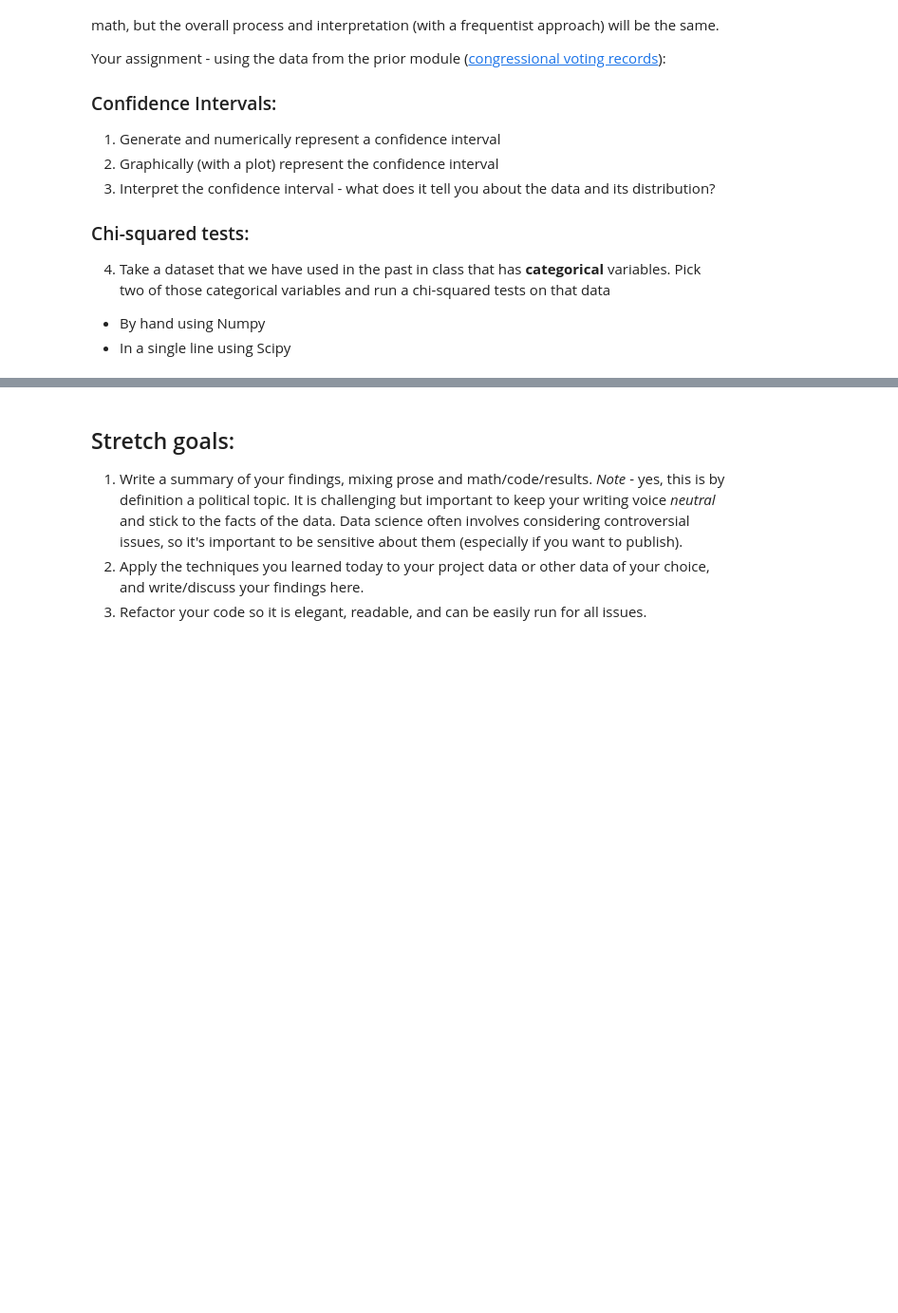
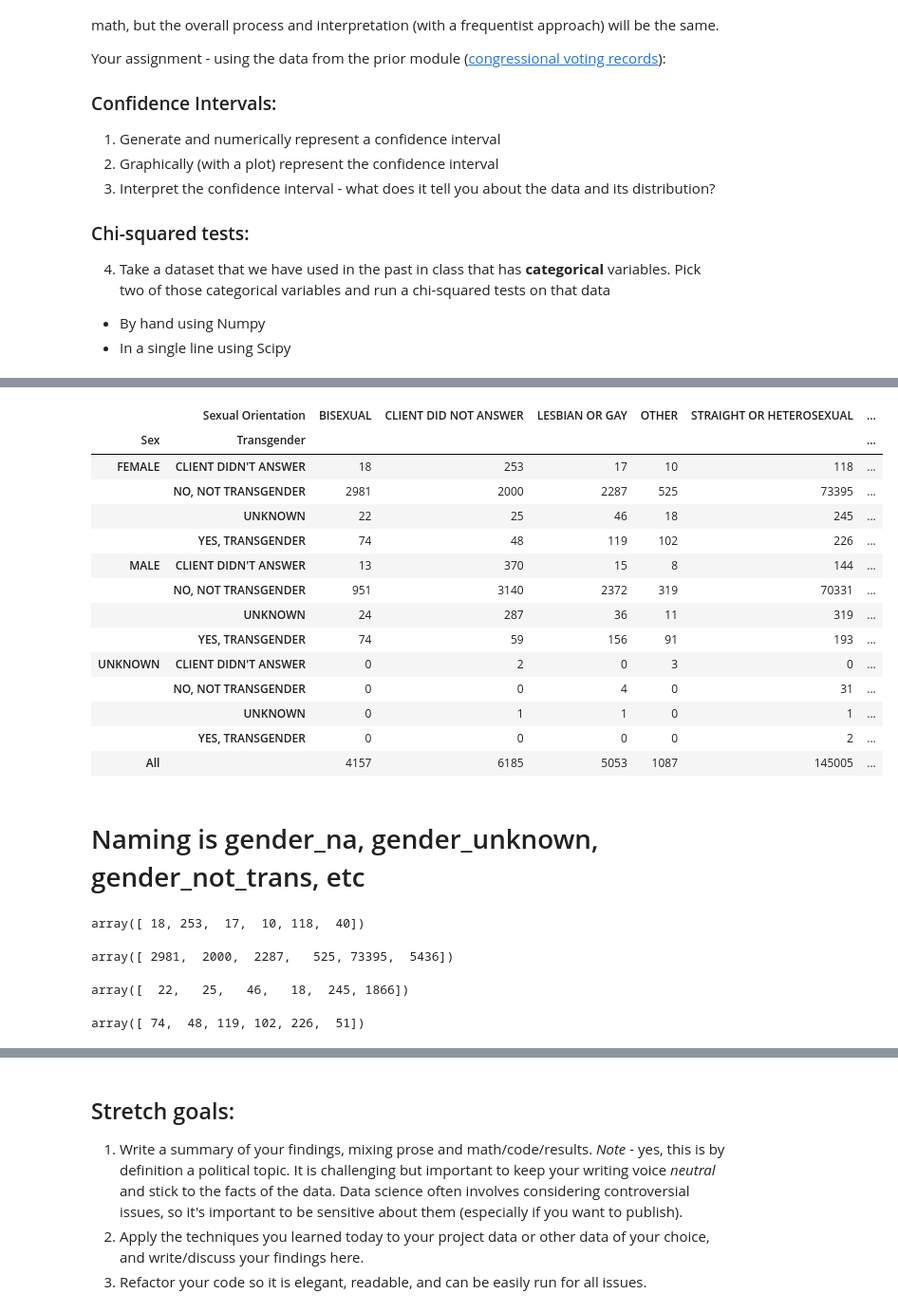
Before and after one commit to qweliant/DS-Unit-1-Sprint-3-Statistical-Tests-and-Experiments, a Jupyter notebook: module2-sampling-confidence-intervals-and-hypothesis-testing/LS_DS_132_Sampling_Confidence_Intervals_and_Hypothesis_Testing_Assignment.ipynb, the cells around one changed output, grey strips where cells are left out. Shown at 95% size. Saved outputs shown, nothing was run; the diff lists cells and outputs as text; code cells hidden in the pictures; blank space fills up the shorter version.

```diff
--- a/module2-sampling-confidence-intervals-and-hypothesis-testing/LS_DS_132_Sampling_Confidence_Intervals_and_Hypothesis_Testing_Assignment.ipynb
+++ b/module2-sampling-confidence-intervals-and-hypothesis-testing/LS_DS_132_Sampling_Confidence_Intervals_and_Hypothesis_Testing_Assignment.ipynb
@@ -153,0 +105,4 @@ south-africa
+# %%
+df = pd.read_csv('https://raw.githubusercontent.com/qweliant/GenderAndSex/master/green/pcs.csv?token=AII7DUISBJZ7Z4OWI7VPLG25RLI7K', na_values=" ?")
+print(df.shape)
+df.head()
@@ -153,0 +142,3 @@ south-africa
+# %%
+df = df.sort_values(by='Sexual Orientation', ascending=True)
+df.head()
@@ -153,0 +152,42 @@ south-africa
+# %%
+contingency_table = pd.crosstab([df['Sex'], df['Transgender']], df['Sexual Orientation'], margins=True)
+contingency_table
+# %% [output]
+|  | Sexual Orientation | BISEXUAL | CLIENT DID NOT ANSWER | LESBIAN OR GAY | OTHER | STRAIGHT OR HETEROSEXUAL | ... |
+| Sex | Transgender |  |  |  |  |  | ... |
+| FEMALE | CLIENT DIDN'T ANSWER | 18 | 253 | 17 | 10 | 118 | ... |
+|  | NO, NOT TRANSGENDER | 2981 | 2000 | 2287 | 525 | 73395 | ... |
+|  | UNKNOWN | 22 | 25 | 46 | 18 | 245 | ... |
+|  | YES, TRANSGENDER | 74 | 48 | 119 | 102 | 226 | ... |
+| MALE | CLIENT DIDN'T ANSWER | 13 | 370 | 15 | 8 | 144 | ... |
+|  | NO, NOT TRANSGENDER | 951 | 3140 | 2372 | 319 | 70331 | ... |
+|  | UNKNOWN | 24 | 287 | 36 | 11 | 319 | ... |
+|  | YES, TRANSGENDER | 74 | 59 | 156 | 91 | 193 | ... |
+| UNKNOWN | CLIENT DIDN'T ANSWER | 0 | 2 | 0 | 3 | 0 | ... |
+|  | NO, NOT TRANSGENDER | 0 | 0 | 4 | 0 | 31 | ... |
+|  | UNKNOWN | 0 | 1 | 1 | 0 | 1 | ... |
+|  | YES, TRANSGENDER | 0 | 0 | 0 | 0 | 2 | ... |
+| All |  | 4157 | 6185 | 5053 | 1087 | 145005 | ... |
+# %% [markdown]
+
+# Naming is gender_na, gender_unknown, gender_not_trans, etc
+# %%
+female_na_trans = contingency_table.iloc[0][0:6].values
+female_na_trans
+# %% [output]
+array([ 18, 253,  17,  10, 118,  40])
+# %%
+female_not_trans = contingency_table.iloc[1][0:6].values
+female_not_trans
+# %% [output]
+array([ 2981,  2000,  2287,   525, 73395,  5436])
+# %%
+female_unknown_trans = contingency_table.iloc[2][0:6].values
+female_unknown_trans
+# %% [output]
+array([  22,   25,   46,   18,  245, 1866])
+# %%
+female_trans = contingency_table.iloc[3][0:6].values
+female_trans
+# %% [output]
+array([ 74,  48, 119, 102, 226,  51])
```
Also changed, not shown: parts of 23 cells of this notebook.
